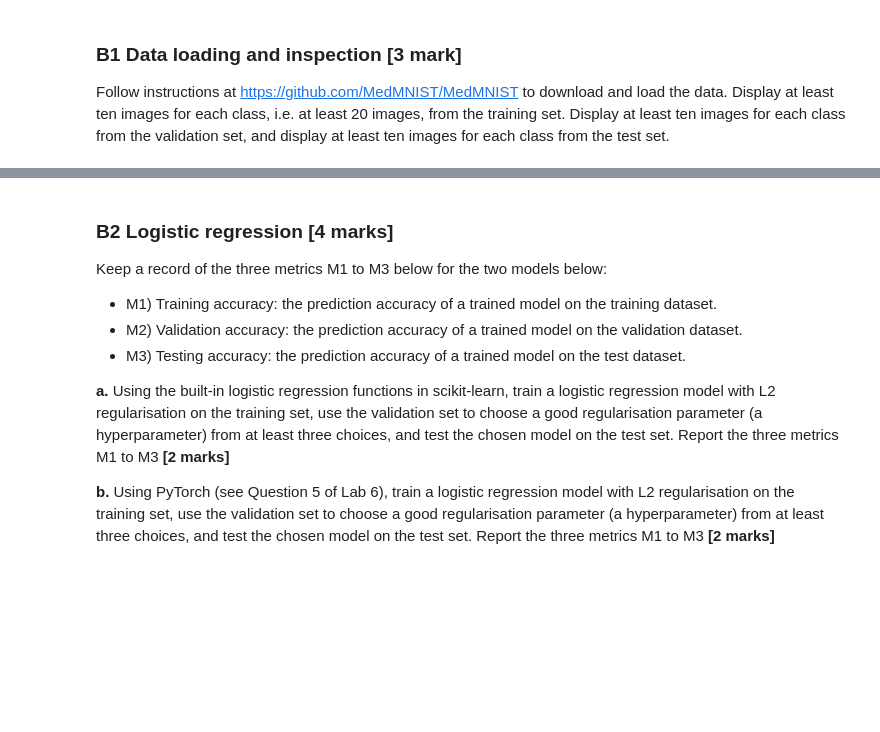
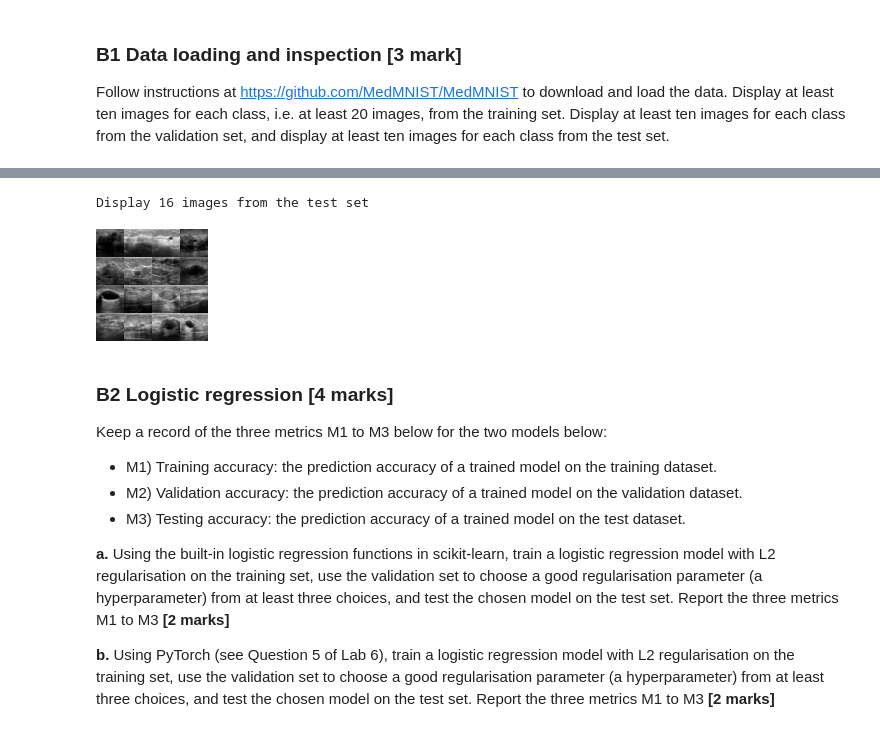
Before and after one commit to wwyqianqian/COMP6509, a Jupyter notebook: assignment/COM4509-6509_Assignment_Part2.ipynb, the cells around one changed output, grey strips where cells are left out. Saved outputs shown, nothing was run; the diff lists cells and outputs as text; code cells hidden in the pictures; blank space fills up the shorter version.

```diff
--- a/assignment/COM4509-6509_Assignment_Part2.ipynb
+++ b/assignment/COM4509-6509_Assignment_Part2.ipynb
@@ -52,3 +117,9 @@ Follow instructions at https://github.com/MedMNIST/MedMNIST to download and load
+# %%
+print("Display 16 images from the test set")
+test_dataset.montage(length=4)
+# %% [output]
+Display 16 images from the test set
+[figure, added]
 # %% [markdown]
 ### B2 Logistic regression [4 marks]
 
```
Also changed, not shown: parts of 6 cells of this notebook.
